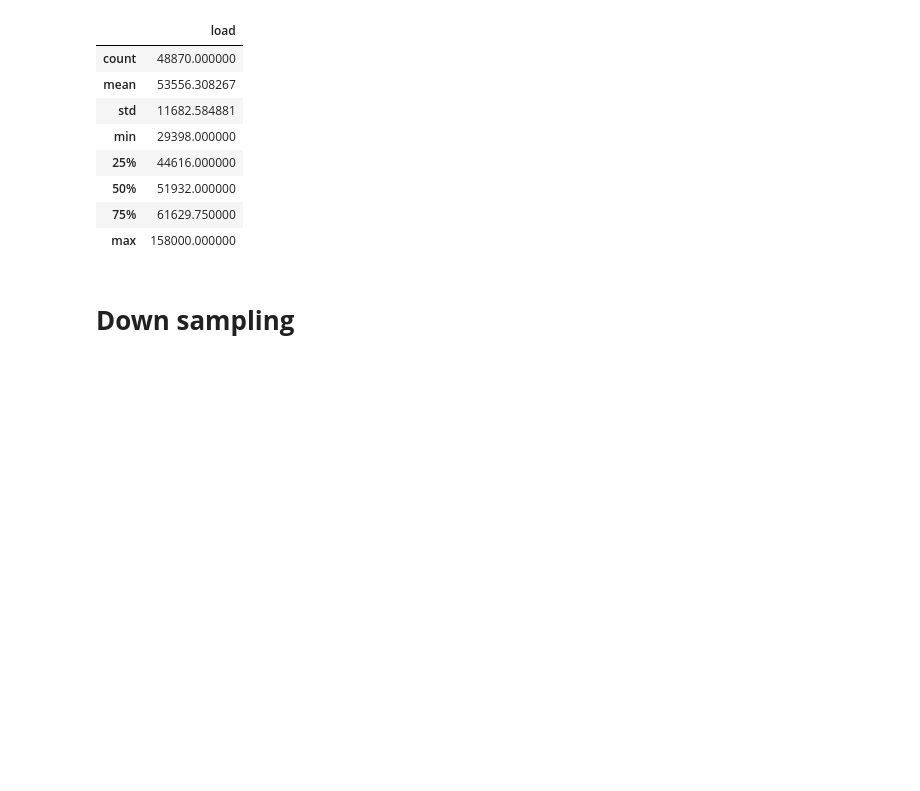
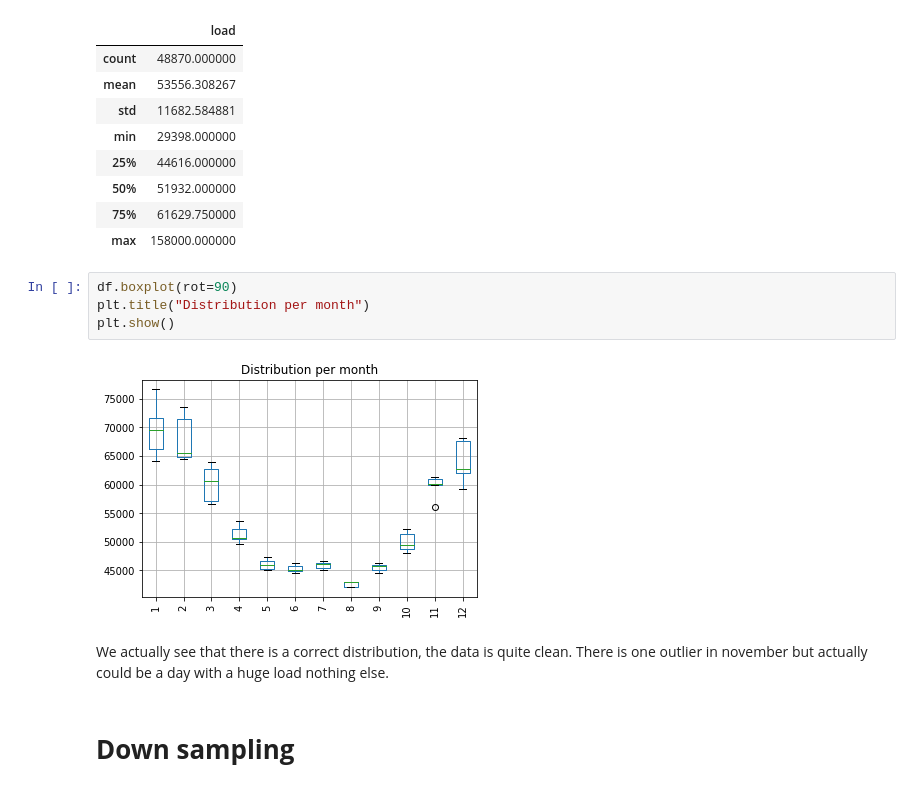
Before and after one commit to RPegoud/TimeSeries, a Jupyter notebook: TimeSeries.ipynb, the cells around one changed output. Saved outputs shown, nothing was run; the diff lists cells and outputs as text; blank space fills up the shorter version.

```diff
--- a/TimeSeries.ipynb
+++ b/TimeSeries.ipynb
@@ -32,6 +32,14 @@ df.describe()
 | 50% | 51932.000000 |
 | 75% | 61629.750000 |
 | max | 158000.000000 |
+# %%
+df.boxplot(rot=90)
+plt.title("Distribution per month")
+plt.show()
+# %% [output]
+[figure, added]
+# %% [markdown]
+We actually see that there is a correct distribution, the data is quite clean. There is one outlier in november but actually could be a day with a huge load nothing else.
 # %% [markdown]
 # **Down sampling**
 # %%
```
Also changed, not shown: parts of 8 cells of this notebook.
